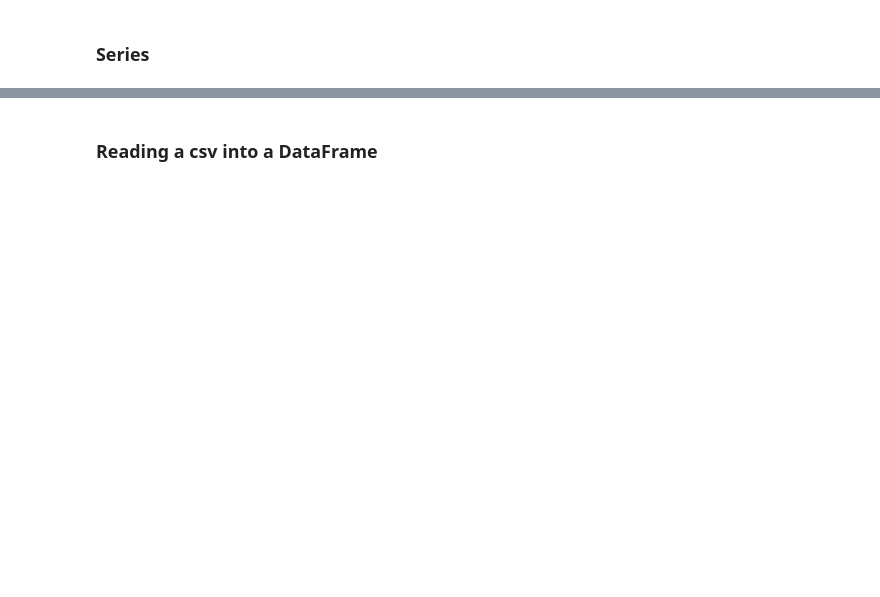
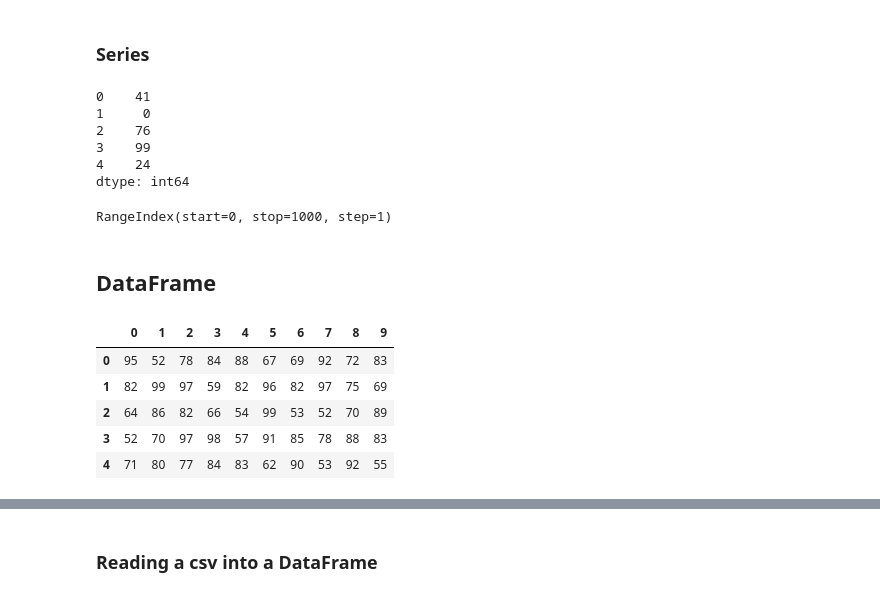
Before and after one commit to Aria-Kumar/COMSW4995_008_2017_3, a Jupyter notebook: notebooks/slides_week2_data_processing_and_delivery.ipynb, the cells around one changed output, grey strips where cells are left out. Cells and saved outputs as stored; diff of their text form; code cells hidden in the pictures; blank space fills up the shorter version.

```diff
--- a/notebooks/slides_week2_data_processing_and_delivery.ipynb
+++ b/notebooks/slides_week2_data_processing_and_delivery.ipynb
@@ -73,0 +213,15 @@ aka: outcome, target, dependent variable
+# %%
+S.head()
+# %% [output]
+0    41
+1     0
+2    76
+3    99
+4    24
+dtype: int64
+# %%
+S.index
+# %% [output]
+RangeIndex(start=0, stop=1000, step=1)
+# %% [markdown]
+## DataFrame
@@ -73,0 +230,11 @@ aka: outcome, target, dependent variable
+# %%
+df = pd.DataFrame(np.random.randint(50,100,size=(10,10)))
+# %%
+df.head()
+# %% [output]
+|  | 0 | 1 | 2 | 3 | 4 | 5 | 6 | 7 | 8 | 9 |
+| 0 | 95 | 52 | 78 | 84 | 88 | 67 | 69 | 92 | 72 | 83 |
+| 1 | 82 | 99 | 97 | 59 | 82 | 96 | 82 | 97 | 75 | 69 |
+| 2 | 64 | 86 | 82 | 66 | 54 | 99 | 53 | 52 | 70 | 89 |
+| 3 | 52 | 70 | 97 | 98 | 57 | 91 | 85 | 78 | 88 | 83 |
+| 4 | 71 | 80 | 77 | 84 | 83 | 62 | 90 | 53 | 92 | 55 |
```
Also changed, not shown: parts of 146 cells of this notebook, 5 other files.
